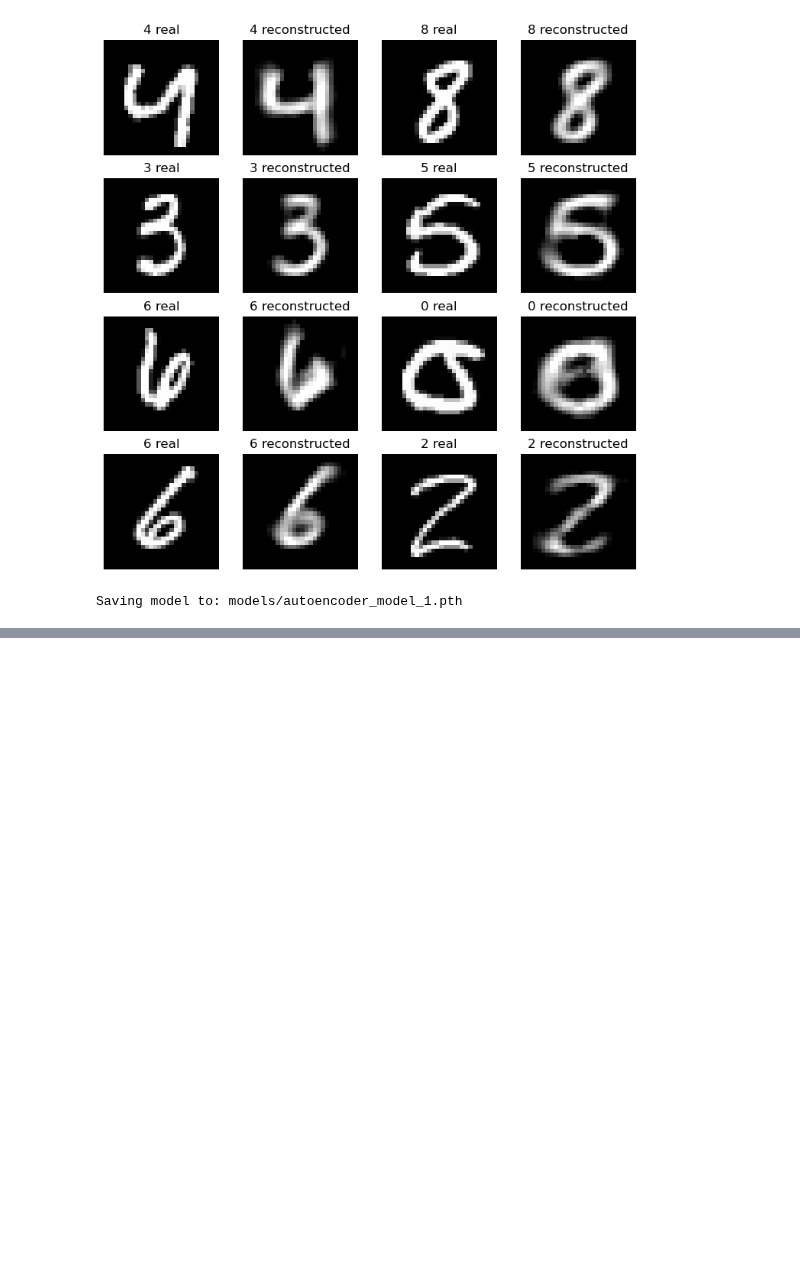
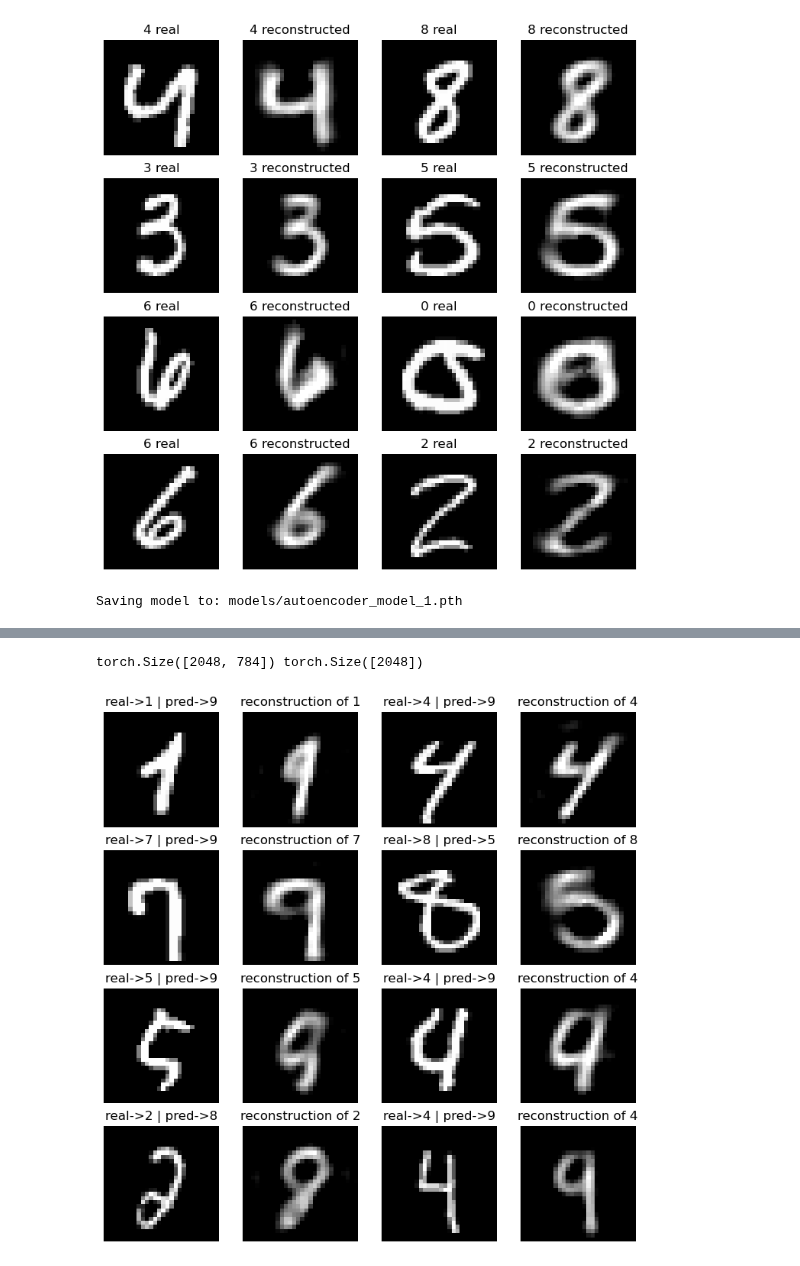
Before and after one commit to Molten-Ice/Deep-Learning, a Jupyter notebook: autoencoder.ipynb, the cells around one changed output, grey strips where cells are left out. Cells and saved outputs as stored; diff of their text form; code cells hidden in the pictures; blank space fills up the shorter version.

```diff
--- a/autoencoder.ipynb
+++ b/autoencoder.ipynb
@@ -555,0 +594,36 @@ tensor(6, device='cuda:0')
+# %%
+#Showing only incorrect examples
+model_0.eval()
+with torch.inference_mode(): #context manager
+    for X_test, y_test in test_dataloader:
+        X_test = X_test.to(device)
+        y_test_logits = model(X_test)
+        test_pred_labels = torch.argmax(y_test_logits, dim=1)
+        break
+    print(X_test.shape, test_pred_labels.shape)
+    all_reconstructions = autoencoder(X_test)
+
+    fig = plt.figure(figsize=(9,9))
+    rows, cols = 4, 4
+    j = 0 # index for X_test
+    i = 1 # number of incorrect ones found
+    while i < rows*cols+1:
+        if y_test[j] != test_pred_labels[j]:
+            fig.add_subplot(rows, cols, i)
+            img_real = X_test[j].reshape((28, 28)).cpu().detach().numpy()
+            plt.imshow(img_real, cmap = "gray")
+            label = f"real->{y_test[j]} | pred->{test_pred_labels[j]}"
+            plt.title(label)
+            plt.axis(False)
+
+            fig.add_subplot(rows, cols, i+1)
+            img_real = all_reconstructions[j].reshape((28, 28)).cpu().detach().numpy()
+            plt.imshow(img_real, cmap = "gray")
+            label = f"reconstruction of {y_test[j]}"
+            plt.title(label)
+            plt.axis(False)
+            i+=2
+        j+=1
+# %% [output]
+torch.Size([2048, 784]) torch.Size([2048])
+[figure, added]
```
Also changed, not shown: parts of 12 cells of this notebook.
